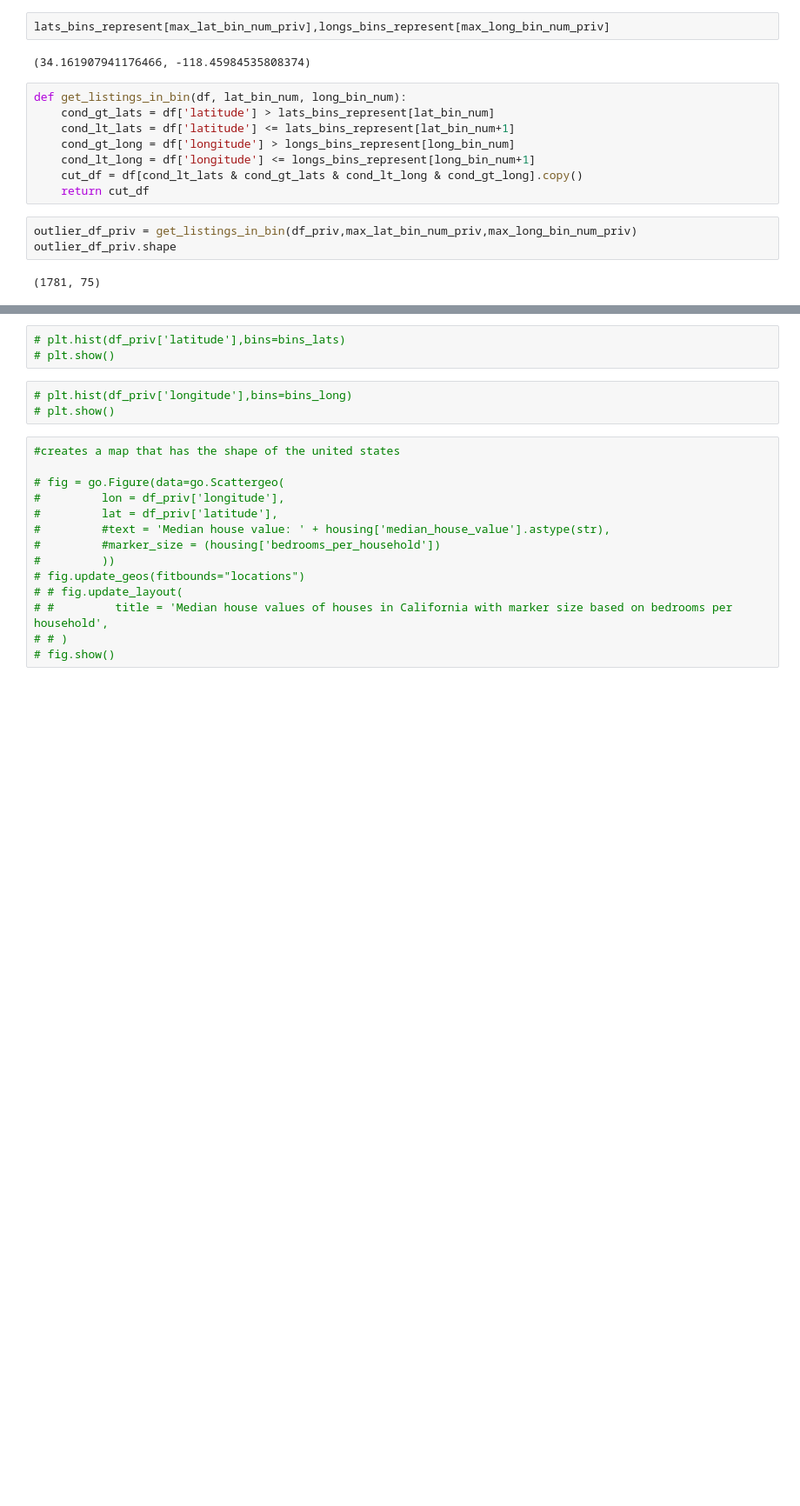
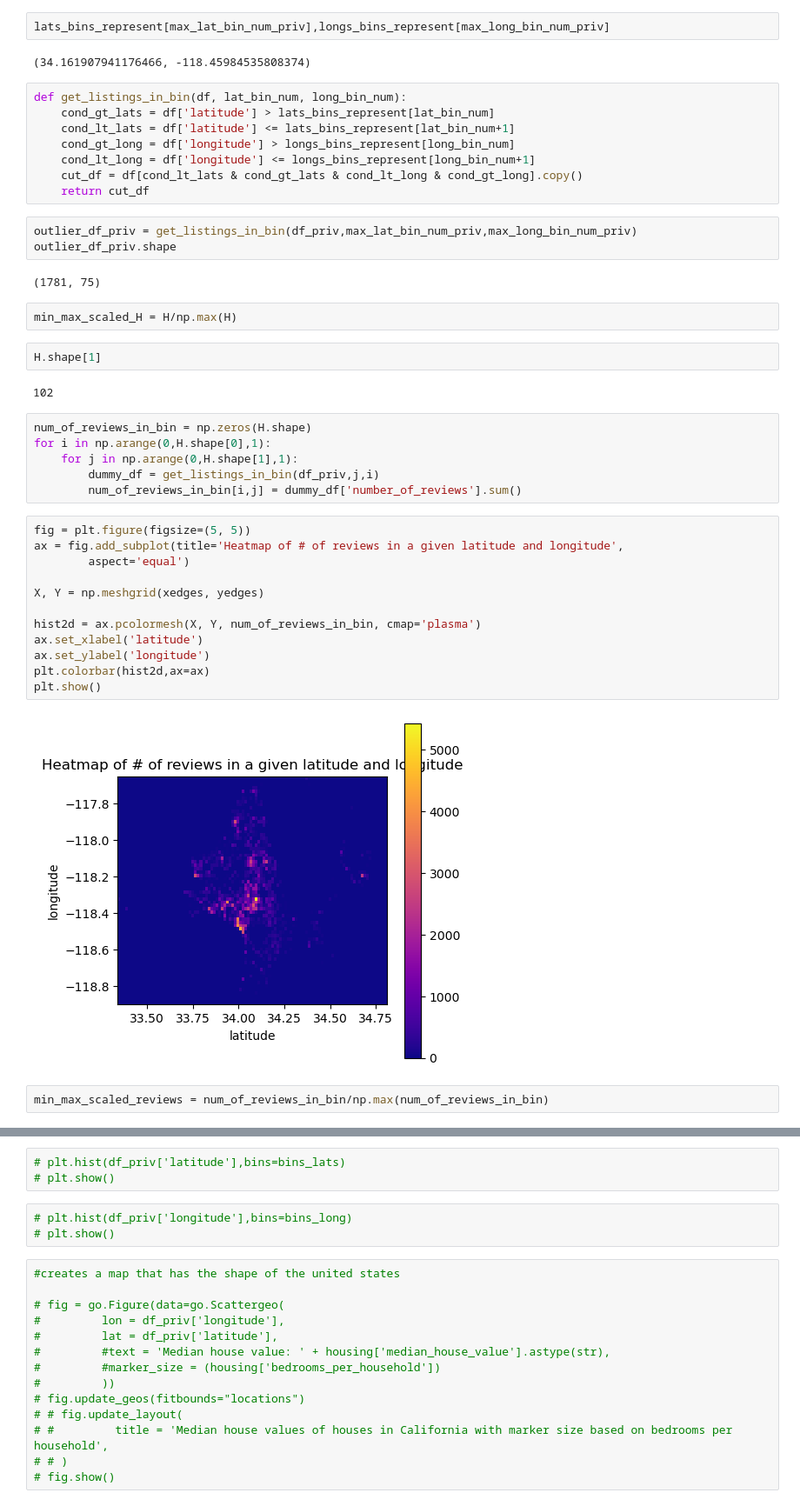
Before and after one commit to Shubhrika007/Erdos_Spring_2023, a Jupyter notebook: hotspot_exploration.ipynb, the cells around one changed output, grey strips where cells are left out. Shown at 87% size. Cells and saved outputs as stored; diff of their text form; blank space fills up the shorter version.

Commit message:
made columns to show hotspot value

```diff
--- a/hotspot_exploration.ipynb
+++ b/hotspot_exploration.ipynb
@@ -203,3 +202,31 @@ outlier_df_priv = get_listings_in_bin(df_priv,max_lat_bin_num_priv,max_long_bin_
 outlier_df_priv.shape
 # %% [output]
 (1781, 75)
+# %%
+min_max_scaled_H = H/np.max(H)
+# %%
+H.shape[1]
+# %% [output]
+102
+# %%
+num_of_reviews_in_bin = np.zeros(H.shape)
+for i in np.arange(0,H.shape[0],1):
+    for j in np.arange(0,H.shape[1],1):
+        dummy_df = get_listings_in_bin(df_priv,j,i)
+        num_of_reviews_in_bin[i,j] = dummy_df['number_of_reviews'].sum()
+# %%
+fig = plt.figure(figsize=(5, 5))
+ax = fig.add_subplot(title='Heatmap of # of reviews in a given latitude and longitude',
+        aspect='equal')
+
+X, Y = np.meshgrid(xedges, yedges)
+
+hist2d = ax.pcolormesh(X, Y, num_of_reviews_in_bin, cmap='plasma')
+ax.set_xlabel('latitude')
+ax.set_ylabel('longitude')
+plt.colorbar(hist2d,ax=ax)
+plt.show()
+# %% [output]
+[figure, added]
+# %%
+min_max_scaled_reviews = num_of_reviews_in_bin/np.max(num_of_reviews_in_bin)
```
Also changed, not shown: parts of 8 cells of this notebook.
